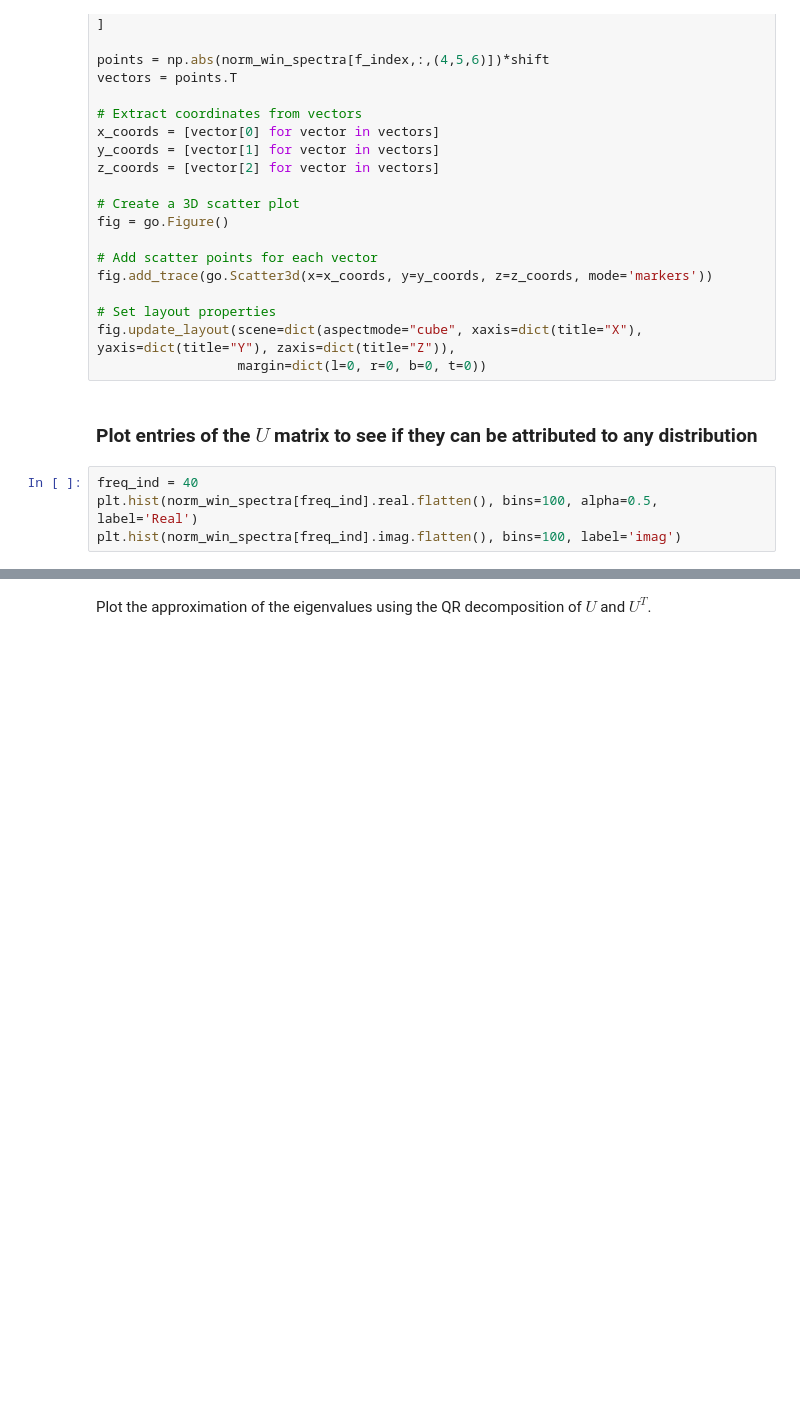
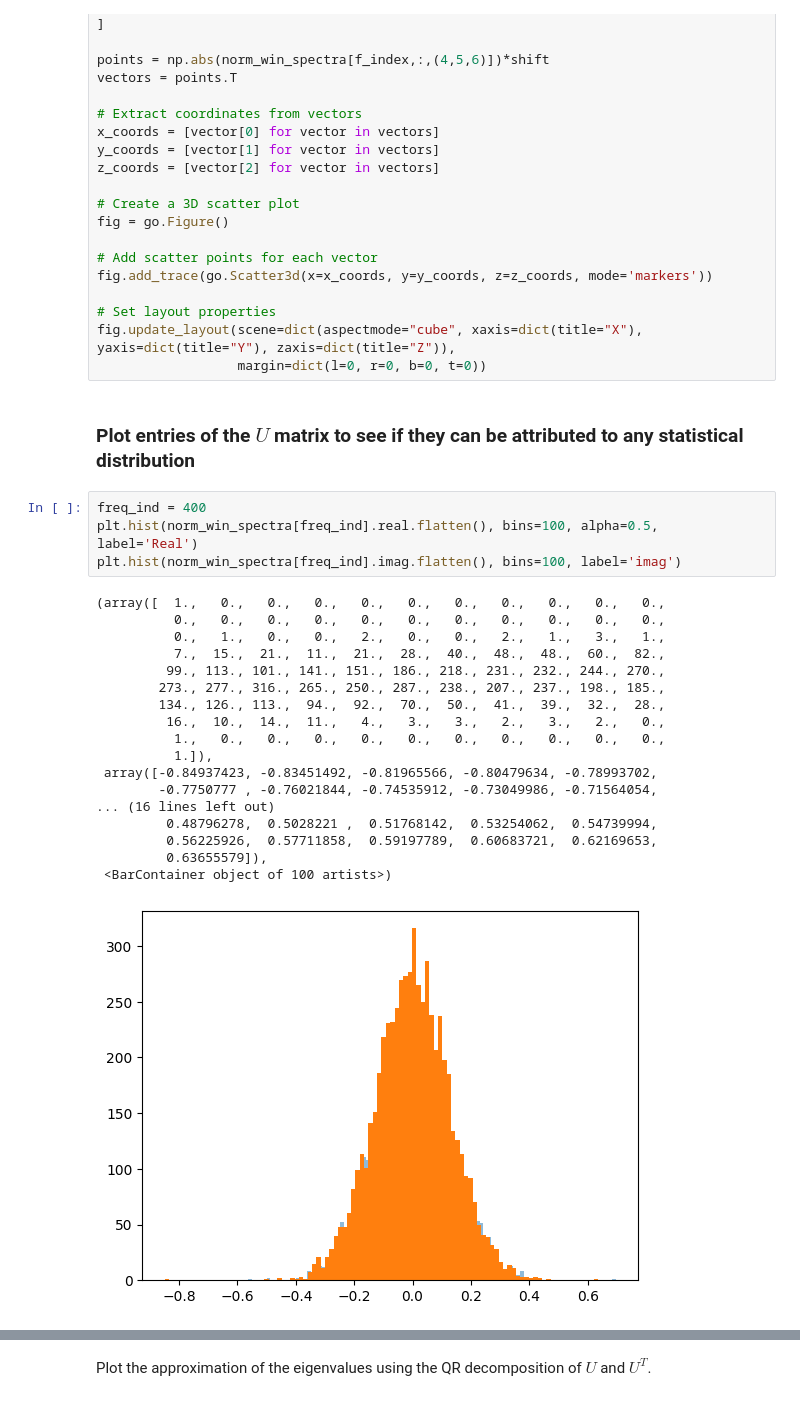
Before and after one commit to aissah/coherence_analysis_histroy, a Jupyter notebook: Coherence_and_estimation_notebooks/5. the_why_of_qr_estimates.ipynb, the cells around one changed output, grey strips where cells are left out. Drawn from its saved outputs; the diff is of its cells as text; blank space fills up the shorter version.

Commit message:
distribution analysis

```diff
--- a/Coherence_and_estimation_notebooks/5. the_why_of_qr_estimates.ipynb
+++ b/Coherence_and_estimation_notebooks/5. the_why_of_qr_estimates.ipynb
@@ -419,11 +383,30 @@ fig.add_trace(go.Scatter3d(x=x_coords, y=y_coords, z=z_coords, mode='markers'))
 fig.update_layout(scene=dict(aspectmode="cube", xaxis=dict(title="X"), yaxis=dict(title="Y"), zaxis=dict(title="Z")),
                   margin=dict(l=0, r=0, b=0, t=0))
 # %% [markdown]
-### Plot entries of the $U$ matrix to see if they can be attributed to any distribution
+### Plot entries of the $U$ matrix to see if they can be attributed to any statistical distribution
 # %%
-freq_ind = 40
+freq_ind = 400
 plt.hist(norm_win_spectra[freq_ind].real.flatten(), bins=100, alpha=0.5, label='Real')
 plt.hist(norm_win_spectra[freq_ind].imag.flatten(), bins=100, label='imag')
+# %% [output]
+(array([  1.,   0.,   0.,   0.,   0.,   0.,   0.,   0.,   0.,   0.,   0.,
+          0.,   0.,   0.,   0.,   0.,   0.,   0.,   0.,   0.,   0.,   0.,
+          0.,   1.,   0.,   0.,   2.,   0.,   0.,   2.,   1.,   3.,   1.,
+          7.,  15.,  21.,  11.,  21.,  28.,  40.,  48.,  48.,  60.,  82.,
+         99., 113., 101., 141., 151., 186., 218., 231., 232., 244., 270.,
+        273., 277., 316., 265., 250., 287., 238., 207., 237., 198., 185.,
+        134., 126., 113.,  94.,  92.,  70.,  50.,  41.,  39.,  32.,  28.,
+         16.,  10.,  14.,  11.,   4.,   3.,   3.,   2.,   3.,   2.,   0.,
+          1.,   0.,   0.,   0.,   0.,   0.,   0.,   0.,   0.,   0.,   0.,
+          1.]),
+ array([-0.84937423, -0.83451492, -0.81965566, -0.80479634, -0.78993702,
+        -0.7750777 , -0.76021844, -0.74535912, -0.73049986, -0.71564054,
+... (16 lines left out)
+         0.48796278,  0.5028221 ,  0.51768142,  0.53254062,  0.54739994,
+         0.56225926,  0.57711858,  0.59197789,  0.60683721,  0.62169653,
+         0.63655579]),
+ <BarContainer object of 100 artists>)
+[figure, added]
 # %%
 # plt.scatter(norm_win_spectra2[1].real.flatten()[5000:20000], norm_win_spectra2.imag.flatten()[5000:20000])
 plt.scatter(norm_win_spectra[freq_ind].real.flatten(), norm_win_spectra[freq_ind].imag.flatten())
```
Also changed, not shown: parts of 10 cells of this notebook, 2 other files.
